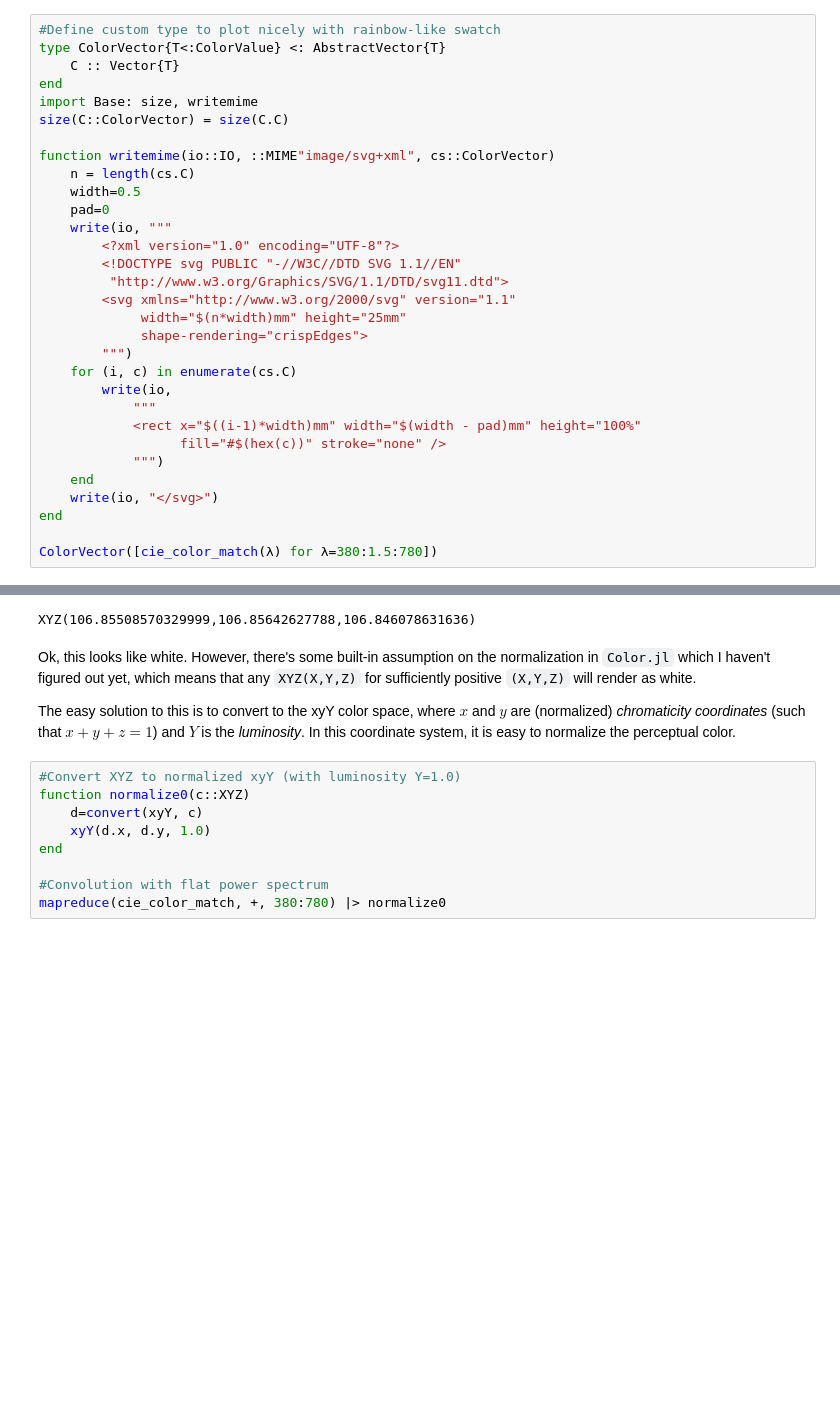
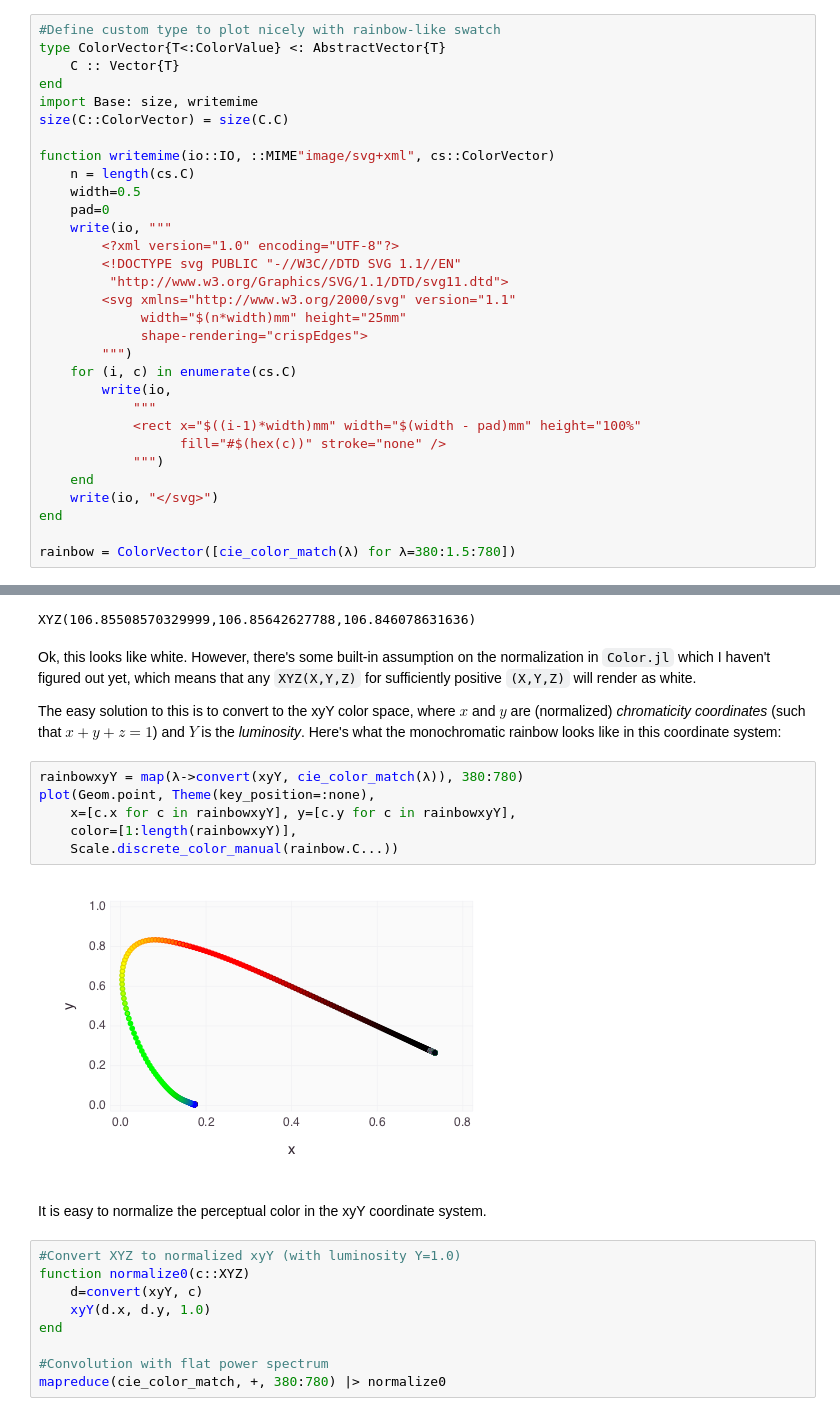
Before and after one commit to jiahao/ijulia-notebooks, a Jupyter notebook: 2014-06-09-the-colors-of-chemistry.ipynb, the cells around one changed output, grey strips where cells are left out. Drawn from its saved outputs; the diff is of its cells as text; blank space fills up the shorter version.

Commit message:
Add chromaticity trajectory for the rainbow
Also clean up the notebook a bit, and replot blackbody spectra

```diff
--- a/2014-06-09-the-colors-of-chemistry.ipynb
+++ b/2014-06-09-the-colors-of-chemistry.ipynb
@@ -65,7 +62,7 @@ function writemime(io::IO, ::MIME"image/svg+xml", cs::ColorVector)
     write(io, "</svg>")
 end
 
-ColorVector([cie_color_match(λ) for λ=380:1.5:780])
+rainbow = ColorVector([cie_color_match(λ) for λ=380:1.5:780])
 # %% [output]
 267-element ColorVector{XYZ}:
  #undef
@@ -138,7 +135,17 @@ XYZ(106.85508570329999,106.85642627788,106.846078631636)
 # %% [markdown]
 Ok, this looks like white. However, there's some built-in assumption on the normalization in `Color.jl` which I haven't figured out yet, which means that any `XYZ(X,Y,Z)` for sufficiently positive `(X,Y,Z)` will render as white.
 
-The easy solution to this is to convert to the xyY color space, where $x$ and $y$ are (normalized) _chromaticity coordinates_ (such that $x+y+z=1$) and $Y$ is the _luminosity_. In this coordinate system, it is easy to normalize the perceptual color.
+The easy solution to this is to convert to the xyY color space, where $x$ and $y$ are (normalized) _chromaticity coordinates_ (such that $x+y+z=1$) and $Y$ is the _luminosity_. Here's what the monochromatic rainbow looks like in this coordinate system:
+# %%
+rainbowxyY = map(λ->convert(xyY, cie_color_match(λ)), 380:780)
+plot(Geom.point, Theme(key_position=:none),
+    x=[c.x for c in rainbowxyY], y=[c.y for c in rainbowxyY],
+    color=[1:length(rainbowxyY)],
+    Scale.discrete_color_manual(rainbow.C...))
+# %% [output]
+[figure, added]
+# %% [markdown]
+It is easy to normalize the perceptual color in the xyY coordinate system.
 # %%
 #Convert XYZ to normalized xyY (with luminosity Y=1.0)
 function normalize0(c::XYZ)
```
Also changed, not shown: parts of 12 cells of this notebook.
